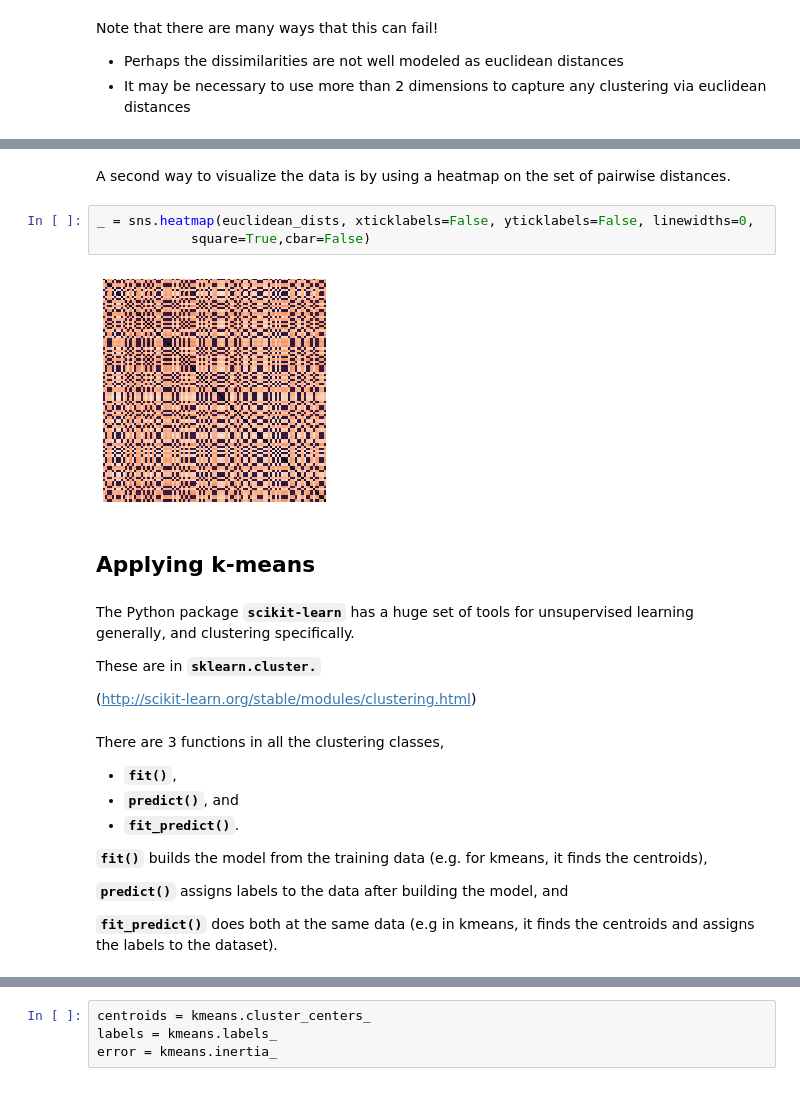
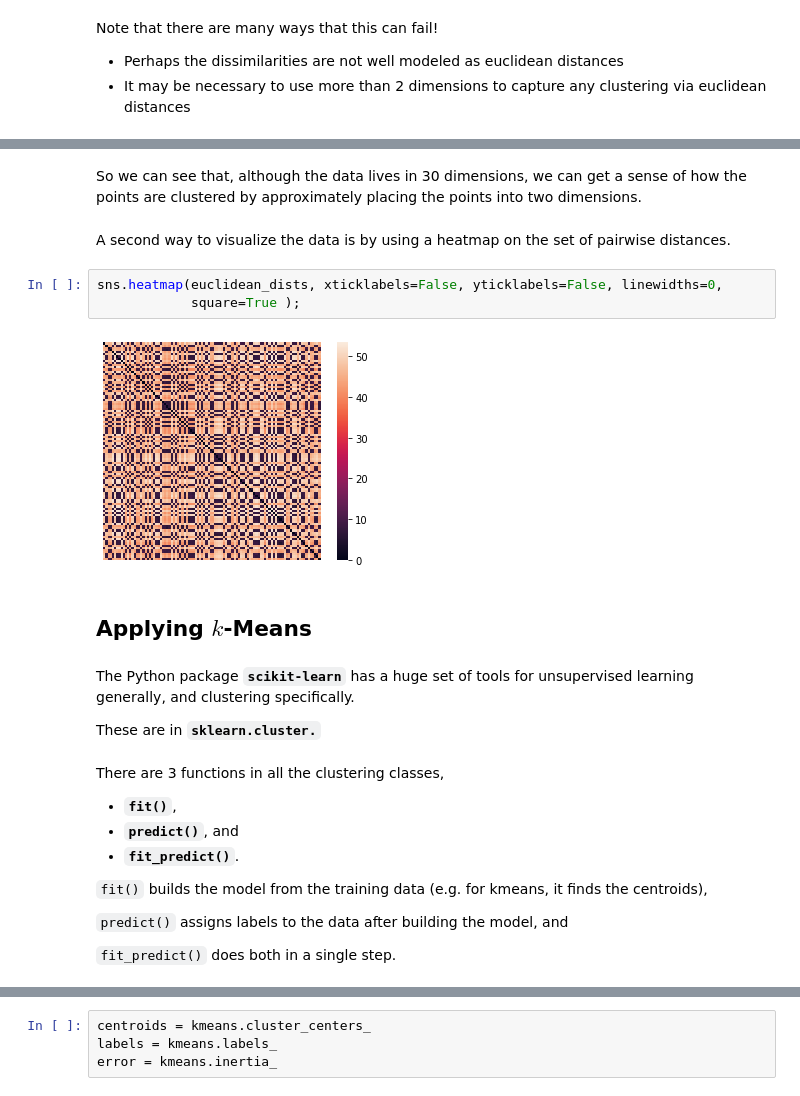
Before and after one commit to mcrovella/CS506-Computational-Tools-for-Data-Science, a Jupyter notebook: 07-Clustering-II.ipynb, the cells around one changed output, grey strips where cells are left out. Cells and saved outputs as stored; diff of their text form.

```diff
--- a/07-Clustering-II.ipynb
+++ b/07-Clustering-II.ipynb
@@ -79,18 +102,18 @@ pos
+# %% [markdown]
+So we can see that, although the data lives in 30 dimensions, we can get a sense of how the points are clustered by approximately placing the points into two dimensions.
 # %% [markdown]
 A second way to visualize the data is by using a heatmap on the set of pairwise distances.
 # %%
-_ = sns.heatmap(euclidean_dists, xticklabels=False, yticklabels=False, linewidths=0,
-            square=True,cbar=False)
+sns.heatmap(euclidean_dists, xticklabels=False, yticklabels=False, linewidths=0,
+            square=True );
 # %% [output]
-[figure, old version]
+[figure, new version]
 # %% [markdown]
-## Applying  k-means
+## Applying  $k$-Means
 # %% [markdown]
 The Python package __`scikit-learn`__ has a huge set of tools for unsupervised learning generally, and clustering specifically.
 
 These are in __`sklearn.cluster.`__
-
-(http://scikit-learn.org/stable/modules/clustering.html)
 # %% [markdown]
 There are 3 functions in all the clustering classes,
 
@@ -98,13 +121,12 @@ There are 3 functions in all the clustering classes,
 * __`predict()`__, and
 * __`fit_predict()`__.
 
-__`fit()`__ builds the model from the training data (e.g. for kmeans, it finds the
+`fit()` builds the model from the training data (e.g. for kmeans, it finds the
             centroids),
 
-__`predict()`__ assigns labels to the data after building
+`predict()` assigns labels to the data after building
             the model, and
 
-__`fit_predict()`__ does both at the same data (e.g in
-            kmeans, it finds the centroids and assigns the labels to the dataset).
+`fit_predict()` does both in a single step.
 # %%
 from sklearn.cluster import KMeans
```
Also changed, not shown: parts of 59 cells of this notebook, 1 other file.
